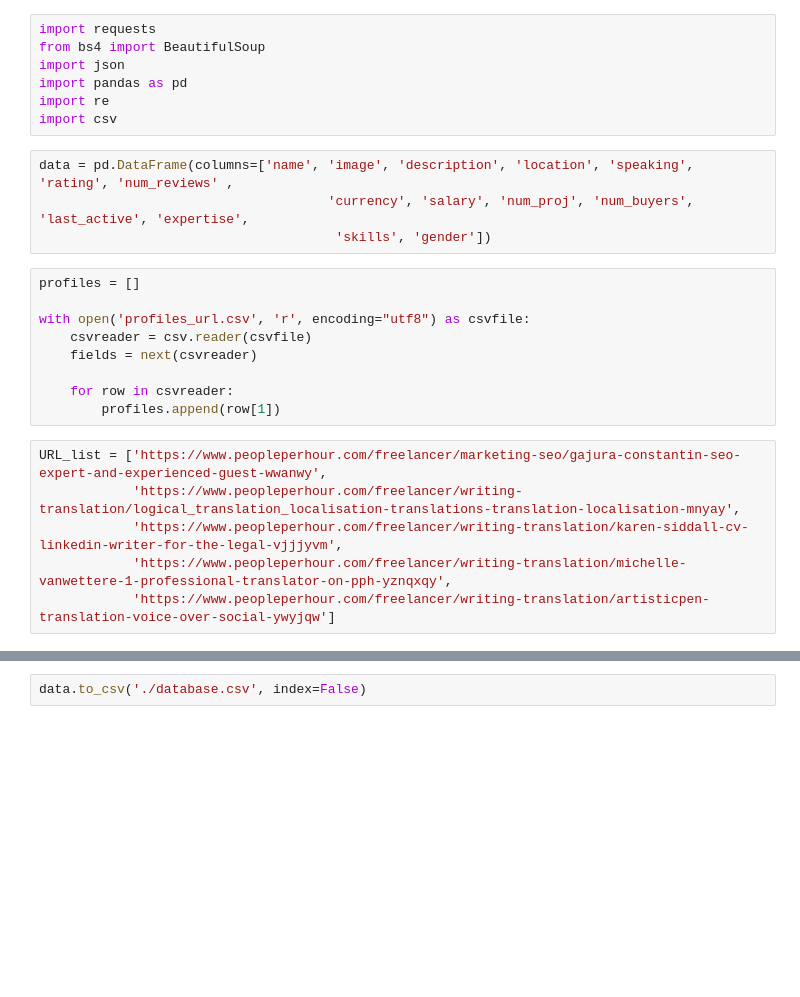
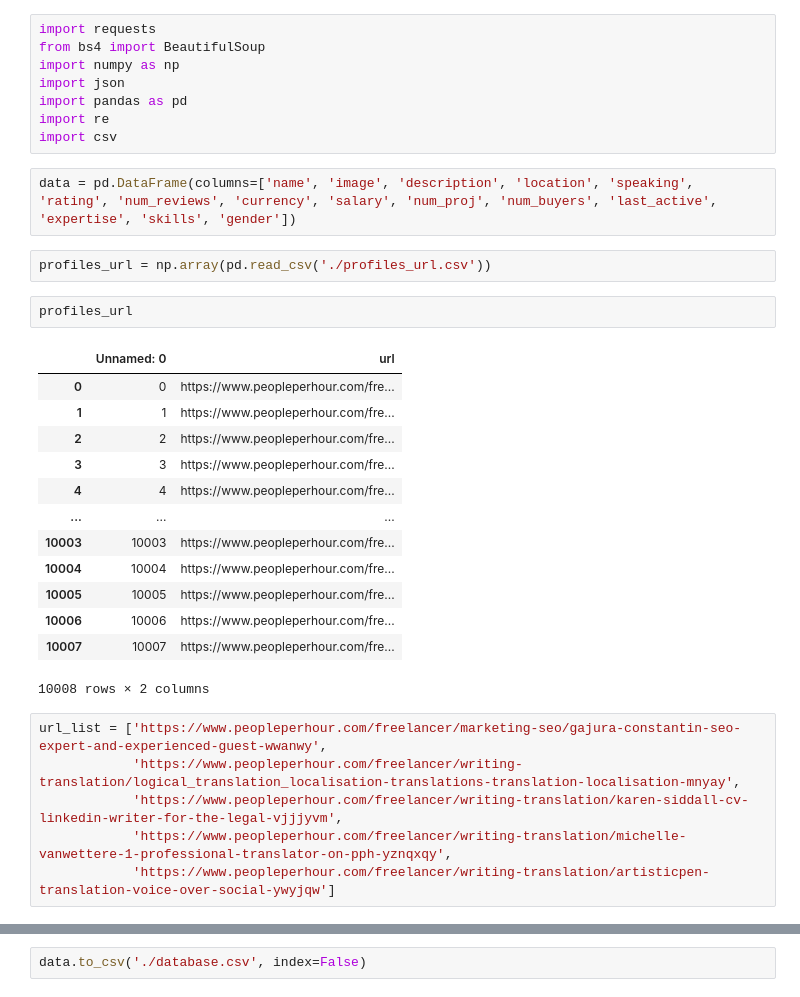
Before and after one commit to Victor-Manach/MODS207, a Jupyter notebook: profile_info.ipynb, the cells around one changed output, grey strips where cells are left out. Cells and saved outputs as stored; diff of their text form; blank space fills up the shorter version.

```diff
--- a/test_remi.ipynb
+++ b/profile_info.ipynb
@@ -1,25 +1,33 @@
 # %%
 import requests
 from bs4 import BeautifulSoup
+import numpy as np
 import json
 import pandas as pd
 import re
 import csv
 # %%
-data = pd.DataFrame(columns=['name', 'image', 'description', 'location', 'speaking', 'rating', 'num_reviews' ,
-                                     'currency', 'salary', 'num_proj', 'num_buyers', 'last_active', 'expertise',
-                                      'skills', 'gender'])
+data = pd.DataFrame(columns=['name', 'image', 'description', 'location', 'speaking', 'rating', 'num_reviews', 'currency', 'salary', 'num_proj', 'num_buyers', 'last_active', 'expertise', 'skills', 'gender'])
 # %%
-profiles = []
-
-with open('profiles_url.csv', 'r', encoding="utf8") as csvfile:
-    csvreader = csv.reader(csvfile)
-    fields = next(csvreader)
-
-    for row in csvreader:
-        profiles.append(row[1])
+profiles_url = np.array(pd.read_csv('./profiles_url.csv'))
+# %%
+profiles_url
+# %% [output]
+|  | Unnamed: 0 | url |
+| 0 | 0 | https://www.peopleperhour.com/fre... |
+| 1 | 1 | https://www.peopleperhour.com/fre... |
+| 2 | 2 | https://www.peopleperhour.com/fre... |
+| 3 | 3 | https://www.peopleperhour.com/fre... |
+| 4 | 4 | https://www.peopleperhour.com/fre... |
+| ... | ... | ... |
+| 10003 | 10003 | https://www.peopleperhour.com/fre... |
+| 10004 | 10004 | https://www.peopleperhour.com/fre... |
+| 10005 | 10005 | https://www.peopleperhour.com/fre... |
+| 10006 | 10006 | https://www.peopleperhour.com/fre... |
+| 10007 | 10007 | https://www.peopleperhour.com/fre... |
+10008 rows × 2 columns
 # %%
-URL_list = ['https://www.peopleperhour.com/freelancer/marketing-seo/gajura-constantin-seo-expert-and-experienced-guest-wwanwy',
+url_list = ['https://www.peopleperhour.com/freelancer/marketing-seo/gajura-constantin-seo-expert-and-experienced-guest-wwanwy',
             'https://www.peopleperhour.com/freelancer/writing-translation/logical_translation_localisation-translations-translation-localisation-mnyay',
             'https://www.peopleperhour.com/freelancer/writing-translation/karen-siddall-cv-linkedin-writer-for-the-legal-vjjjyvm',
             'https://www.peopleperhour.com/freelancer/writing-translation/michelle-vanwettere-1-professional-translator-on-pph-yznqxqy',
```
Also changed, not shown: parts of 4 cells of this notebook, 1 other file.
